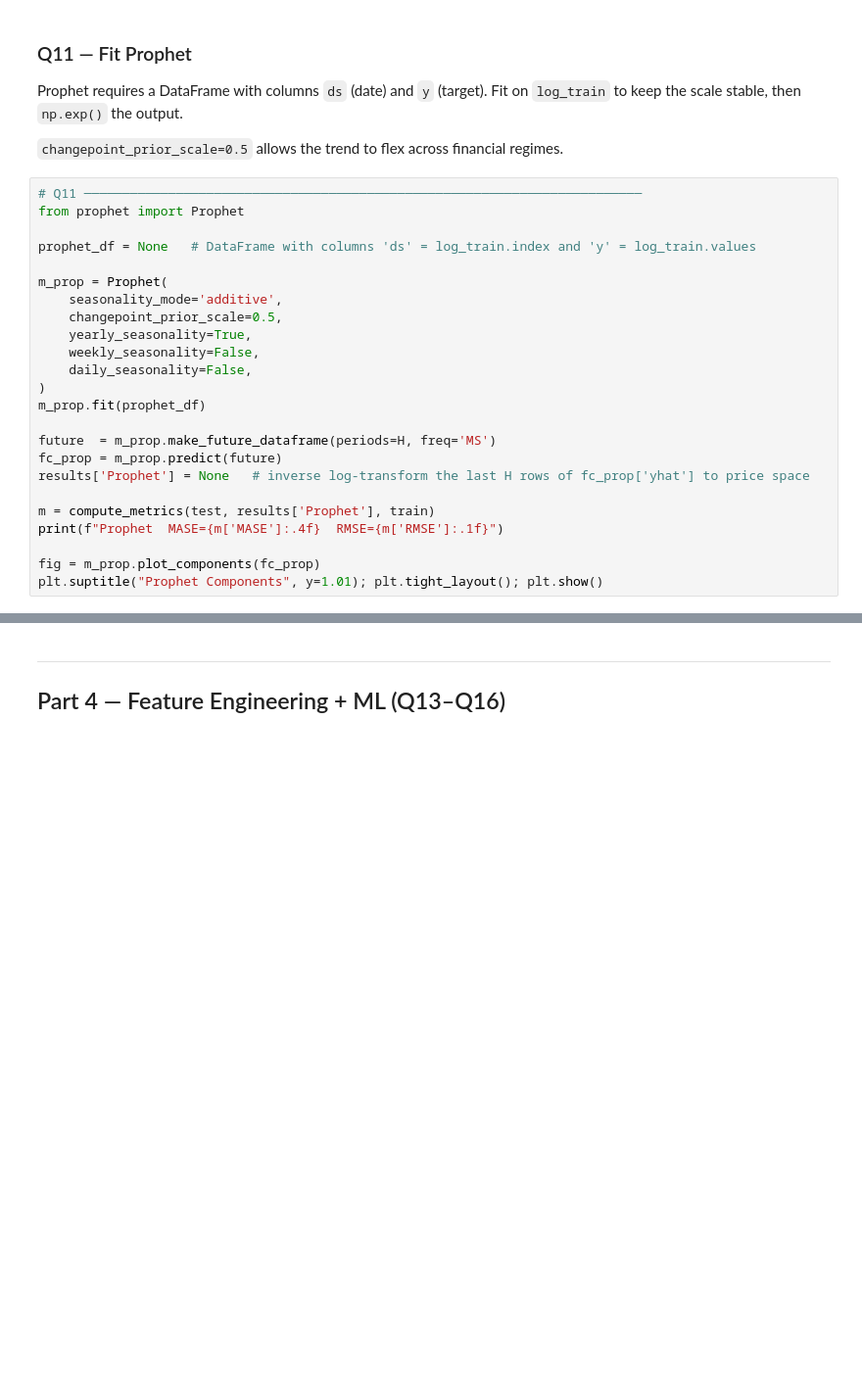
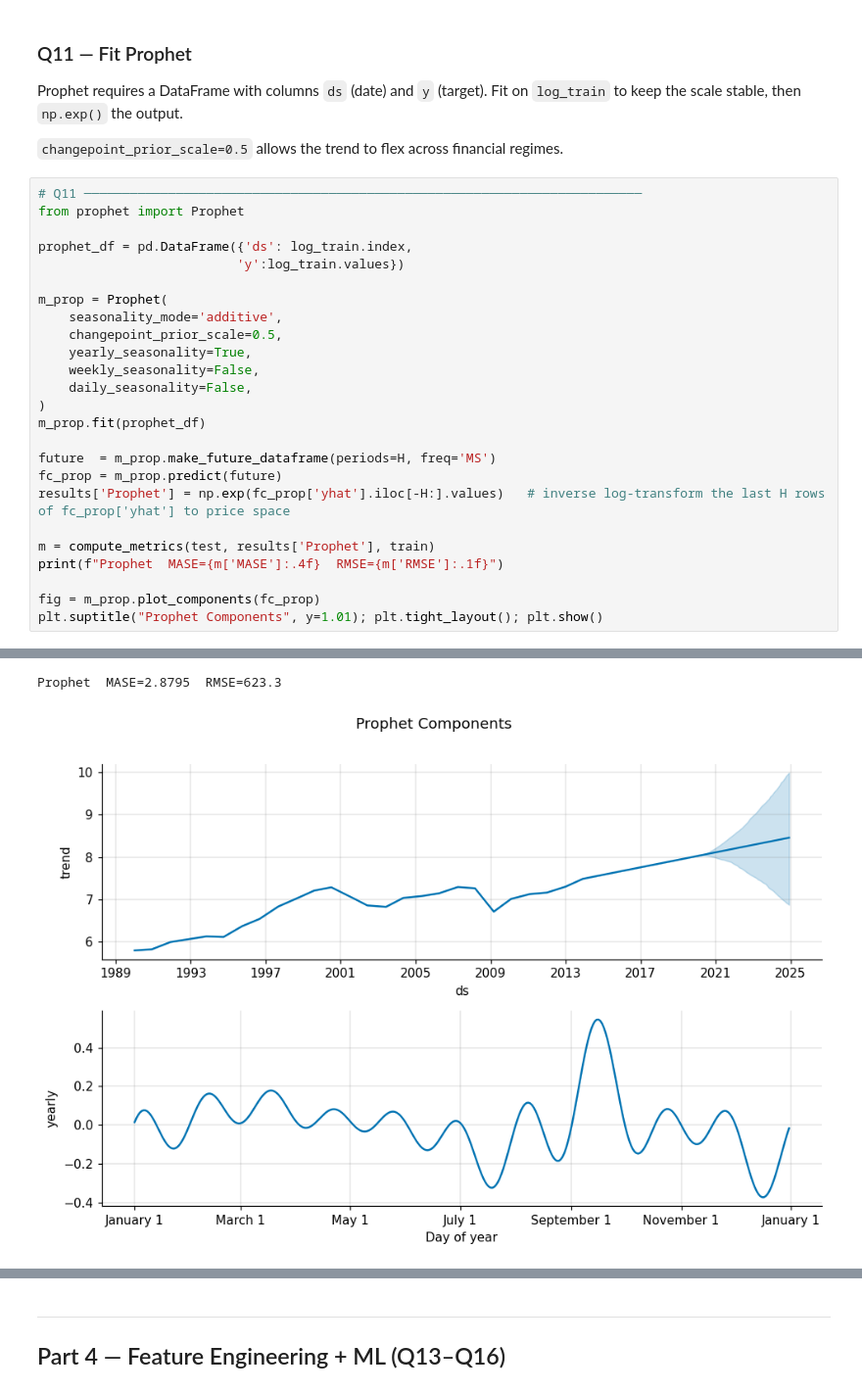
Before and after one commit to un1u3/ml-labs, a Jupyter notebook: fusemachines-2026/phase2/assignment5/W8_Forecasting_Assignment.ipynb, the cells around one changed output, grey strips where cells are left out. Shown at 98% size. Drawn from its saved outputs; the diff is of its cells as text; blank space fills up the shorter version.

```diff
--- a/fusemachines-2026/phase2/assignment5/W8_Forecasting_Assignment.ipynb
+++ b/fusemachines-2026/phase2/assignment5/W8_Forecasting_Assignment.ipynb
@@ -454,7 +461,8 @@ Fit on `log_train` to keep the scale stable, then `np.exp()` the output.
 # Q11 ─────────────────────────────────────────────────────────────────────────
 from prophet import Prophet
 
-prophet_df = None   # DataFrame with columns 'ds' = log_train.index and 'y' = log_train.values
+prophet_df = pd.DataFrame({'ds': log_train.index,
+                          'y':log_train.values})
 
 m_prop = Prophet(
     seasonality_mode='additive',
@@ -467,10 +475,11 @@ m_prop.fit(prophet_df)
 
 future  = m_prop.make_future_dataframe(periods=H, freq='MS')
 fc_prop = m_prop.predict(future)
-results['Prophet'] = None   # inverse log-transform the last H rows of fc_prop['yhat'] to price space
+results['Prophet'] = np.exp(fc_prop['yhat'].iloc[-H:].values)   # inverse log-transform the last H rows of fc_prop['yhat'] to price space
 
 m = compute_metrics(test, results['Prophet'], train)
 print(f"Prophet  MASE={m['MASE']:.4f}  RMSE={m['RMSE']:.1f}")
 
 fig = m_prop.plot_components(fc_prop)
 plt.suptitle("Prophet Components", y=1.01); plt.tight_layout(); plt.show()
+# %% [output]
@@ -477,2 +488,4 @@ plt.suptitle("Prophet Components", y=1.01); plt.tight_layout(); plt.show()
+Prophet  MASE=2.8795  RMSE=623.3
+[figure, added]
 # %% [markdown]
 ✍ **Reflect:** How do Prophet's changepoints relate to the Gaussian Process kernel from Week 6? What prior does `changepoint_prior_scale=0.5` place on regime changes — is it more or less flexible than the default?
```
Also changed, not shown: parts of 46 cells of this notebook, 1 other file.
